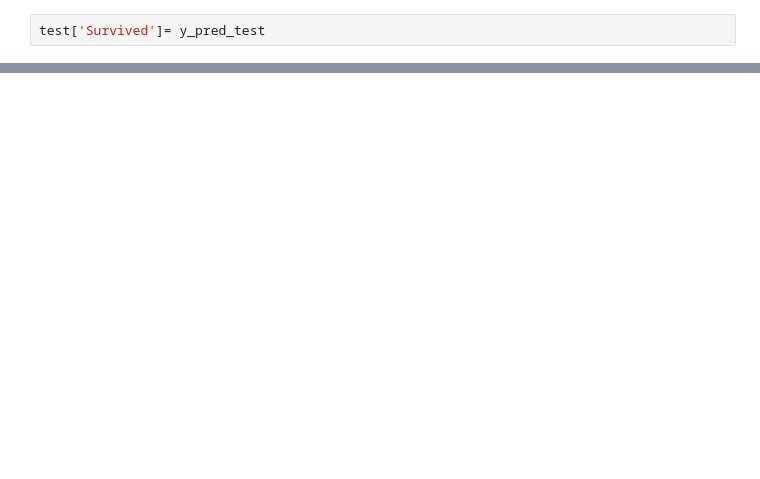
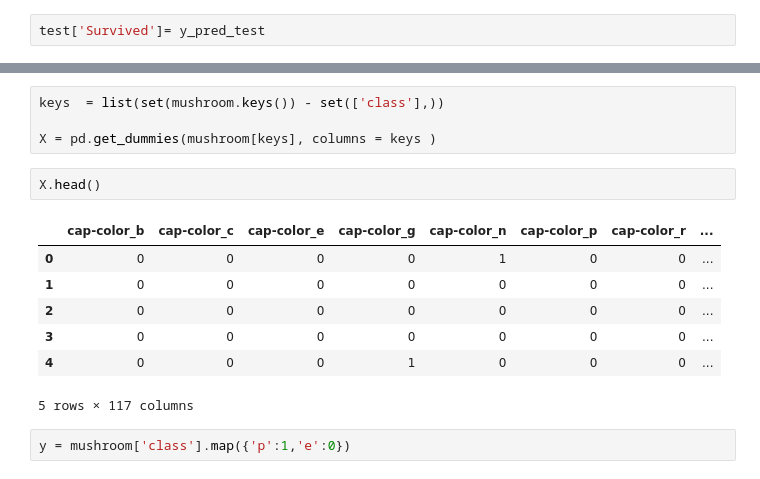
Before and after one commit to MirAlexey/netology-ds, a Jupyter notebook: HW_6/6 homework.ipynb, the cells around one changed output, grey strips where cells are left out. Drawn from its saved outputs; the diff is of its cells as text; blank space fills up the shorter version.

```diff
--- a/HW_6/6 homework.ipynb
+++ b/HW_6/6 homework.ipynb
@@ -201,0 +235,16 @@ Image("tree.png")
+# %%
+keys  = list(set(mushroom.keys()) - set(['class'],))
+
+X = pd.get_dummies(mushroom[keys], columns = keys )
+# %%
+X.head()
+# %% [output]
+|  | cap-color_b | cap-color_c | cap-color_e | cap-color_g | cap-color_n | cap-color_p | cap-color_r | ... |
+| 0 | 0 | 0 | 0 | 0 | 1 | 0 | 0 | ... |
+| 1 | 0 | 0 | 0 | 0 | 0 | 0 | 0 | ... |
+| 2 | 0 | 0 | 0 | 0 | 0 | 0 | 0 | ... |
+| 3 | 0 | 0 | 0 | 0 | 0 | 0 | 0 | ... |
+| 4 | 0 | 0 | 0 | 1 | 0 | 0 | 0 | ... |
+5 rows × 117 columns
+# %%
+y = mushroom['class'].map({'p':1,'e':0})
```
Also changed, not shown: parts of 14 cells of this notebook.
